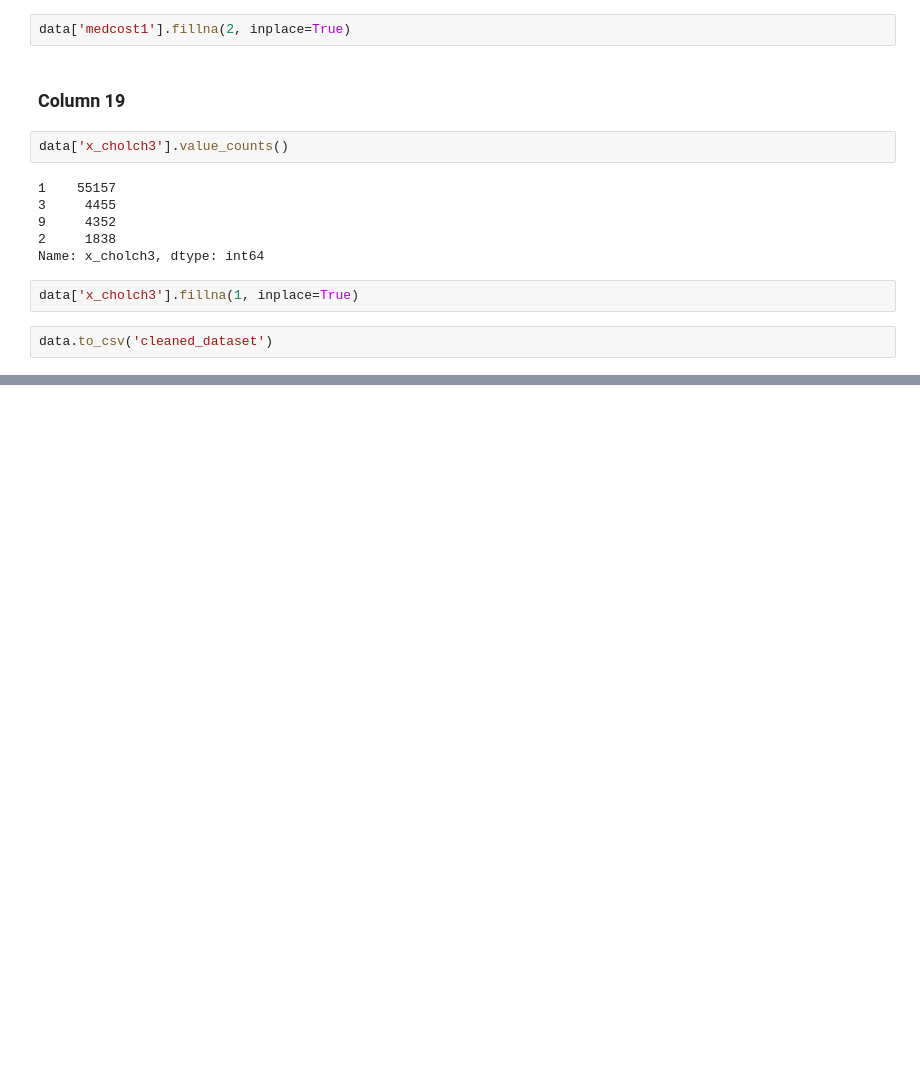
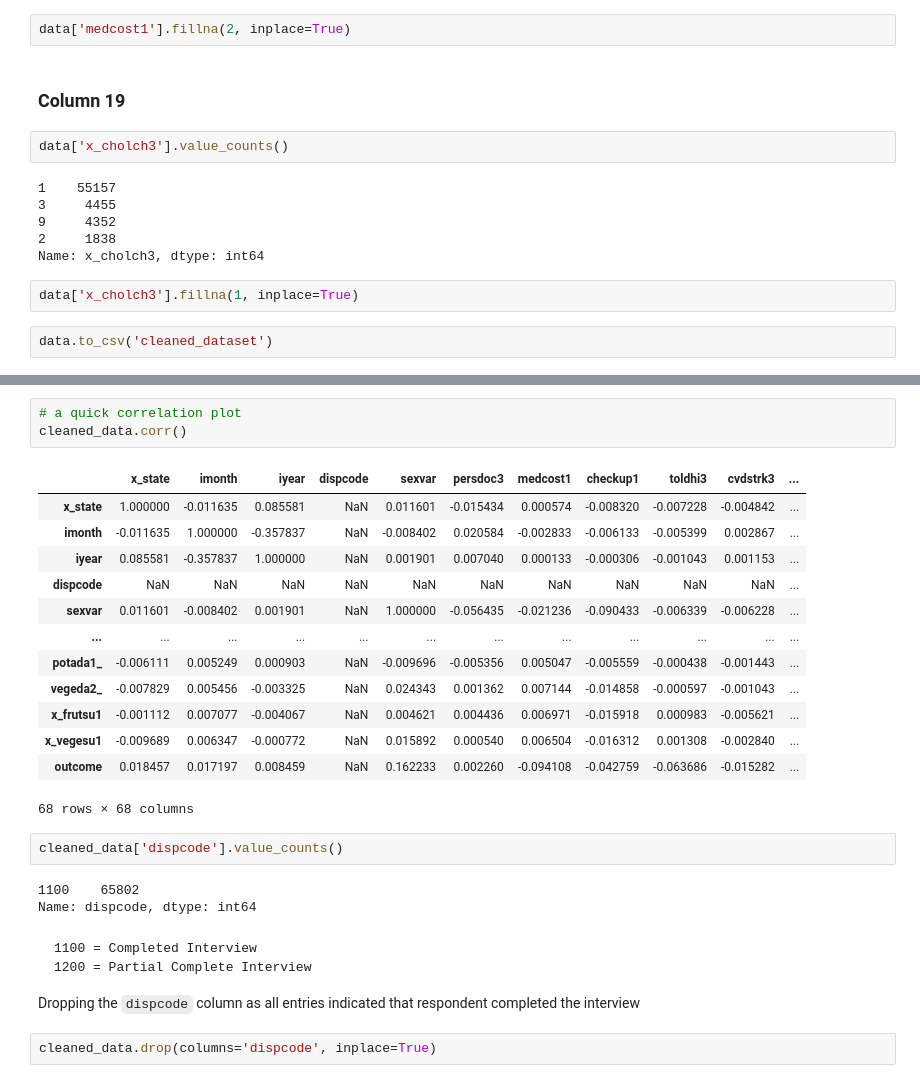
Before and after one commit to obinnaofomah/HDRUK_GROUP_4, a Jupyter notebook: Group_4_Data_Cleaning_Process.ipynb, the cells around one changed output, grey strips where cells are left out. Cells and saved outputs as stored; diff of their text form; blank space fills up the shorter version.

````diff
--- a/Group_4_Data_Cleaning_Process.ipynb
+++ b/Group_4_Data_Cleaning_Process.ipynb
@@ -454,0 +531,30 @@ data.to_csv('cleaned_dataset')
+# %%
+# a quick correlation plot
+cleaned_data.corr()
+# %% [output]
+|  | x_state | imonth | iyear | dispcode | sexvar | persdoc3 | medcost1 | checkup1 | toldhi3 | cvdstrk3 | ... |
+| x_state | 1.000000 | -0.011635 | 0.085581 | NaN | 0.011601 | -0.015434 | 0.000574 | -0.008320 | -0.007228 | -0.004842 | ... |
+| imonth | -0.011635 | 1.000000 | -0.357837 | NaN | -0.008402 | 0.020584 | -0.002833 | -0.006133 | -0.005399 | 0.002867 | ... |
+| iyear | 0.085581 | -0.357837 | 1.000000 | NaN | 0.001901 | 0.007040 | 0.000133 | -0.000306 | -0.001043 | 0.001153 | ... |
+| dispcode | NaN | NaN | NaN | NaN | NaN | NaN | NaN | NaN | NaN | NaN | ... |
+| sexvar | 0.011601 | -0.008402 | 0.001901 | NaN | 1.000000 | -0.056435 | -0.021236 | -0.090433 | -0.006339 | -0.006228 | ... |
+| ... | ... | ... | ... | ... | ... | ... | ... | ... | ... | ... | ... |
+| potada1_ | -0.006111 | 0.005249 | 0.000903 | NaN | -0.009696 | -0.005356 | 0.005047 | -0.005559 | -0.000438 | -0.001443 | ... |
+| vegeda2_ | -0.007829 | 0.005456 | -0.003325 | NaN | 0.024343 | 0.001362 | 0.007144 | -0.014858 | -0.000597 | -0.001043 | ... |
+| x_frutsu1 | -0.001112 | 0.007077 | -0.004067 | NaN | 0.004621 | 0.004436 | 0.006971 | -0.015918 | 0.000983 | -0.005621 | ... |
+| x_vegesu1 | -0.009689 | 0.006347 | -0.000772 | NaN | 0.015892 | 0.000540 | 0.006504 | -0.016312 | 0.001308 | -0.002840 | ... |
+| outcome | 0.018457 | 0.017197 | 0.008459 | NaN | 0.162233 | 0.002260 | -0.094108 | -0.042759 | -0.063686 | -0.015282 | ... |
+68 rows × 68 columns
+# %%
+cleaned_data['dispcode'].value_counts()
+# %% [output]
+1100    65802
+Name: dispcode, dtype: int64
+# %% [markdown]
+```
+1100 = Completed Interview
+1200 = Partial Complete Interview
+```
+Dropping the `dispcode` column as all entries indicated that respondent completed the interview
+# %%
+cleaned_data.drop(columns='dispcode', inplace=True)
````
Also changed, not shown: parts of 20 cells of this notebook.
